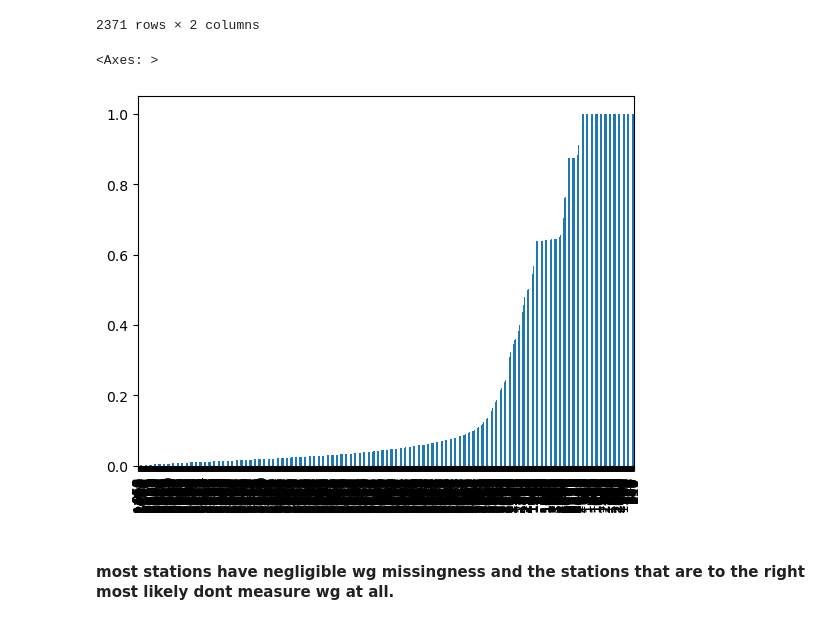
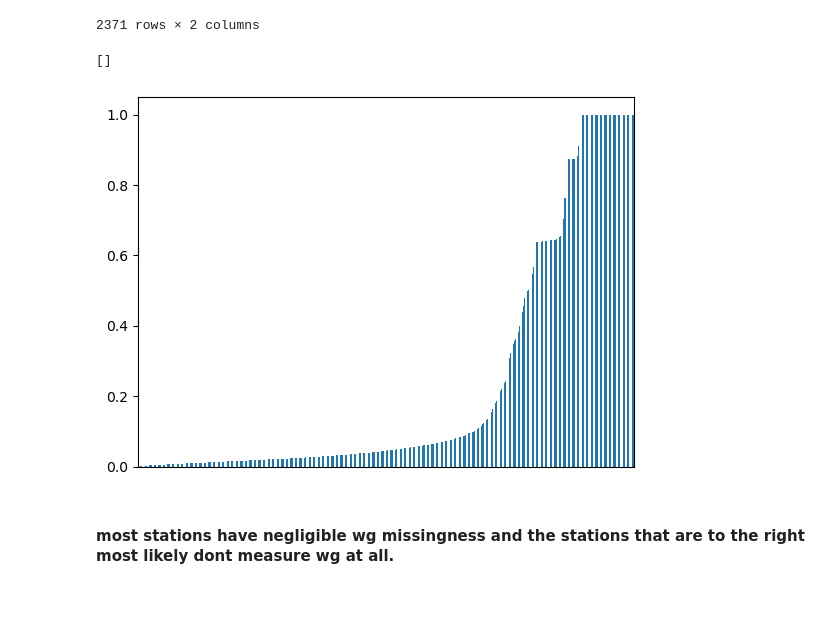
Before and after one commit to Mussab157/Wildfire-Prediction-Classification, a Jupyter notebook: notebooks/01_eda.ipynb, the cells around one changed output. Drawn from its saved outputs; the diff is of its cells as text; code cells hidden in the pictures.

```diff
--- a/notebooks/01_eda.ipynb
+++ b/notebooks/01_eda.ipynb
@@ -750,10 +760,10 @@ df_aes_isna[['aes', 'empty/total']].sort_values(by='empty/total', ascending=True
 | 510 | 3073730 | 1.000000 |
 2371 rows × 2 columns
 # %%
-df_aes_isna['empty/total'].sort_values(ascending=True).plot(kind='bar')
+df_aes_isna['empty/total'].sort_values(ascending=True).plot(kind='bar').set_xticks([])
 # %% [output]
-<Axes: >
+[]
-[figure, old version]
+[figure, new version]
 # %% [markdown]
 #### most stations have negligible wg missingness and the stations that are to the right most likely dont measure wg at all.
 # %% [markdown]
```
Also changed, not shown: parts of 20 cells of this notebook.
